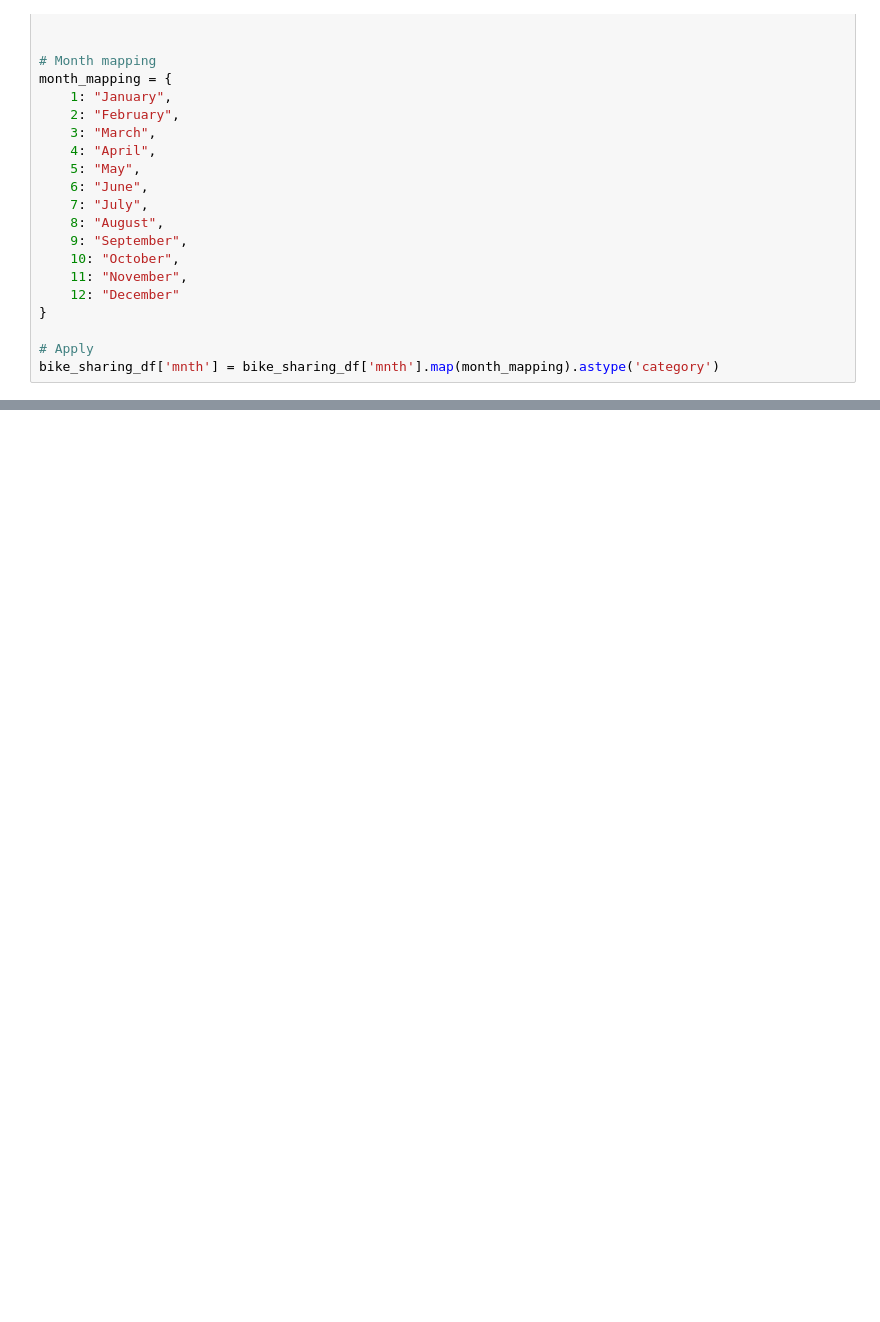
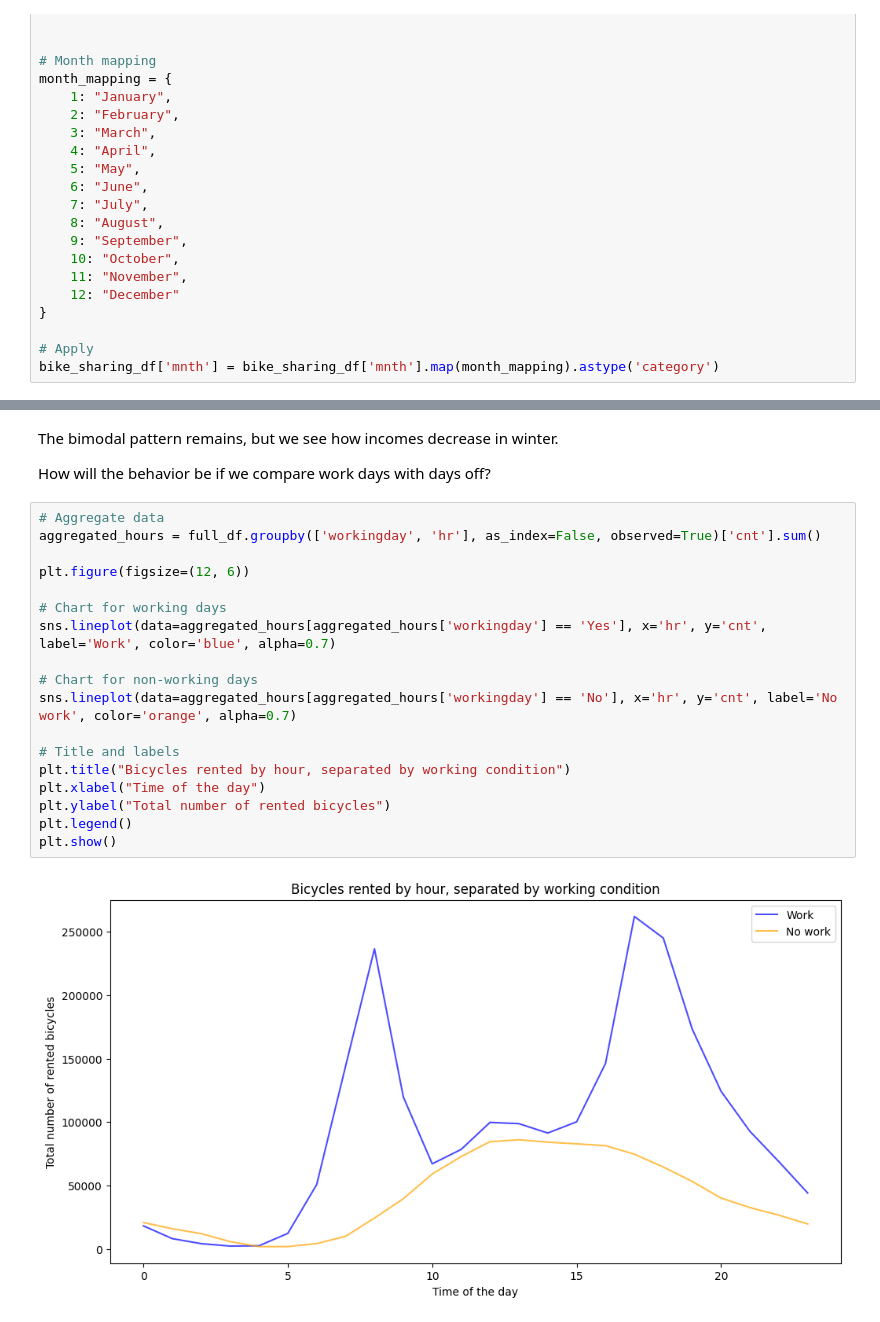
Before and after one commit to jospablo777/ml_model_api, a Jupyter notebook: notebooks/eda_and_toy_model.ipynb, the cells around one changed output, grey strips where cells are left out. Drawn from its saved outputs; the diff is of its cells as text; blank space fills up the shorter version.

```diff
--- a/notebooks/eda_and_toy_model.ipynb
+++ b/notebooks/eda_and_toy_model.ipynb
@@ -165,0 +257,24 @@ bike_sharing_df['mnth'] = bike_sharing_df['mnth'].map(month_mapping).astype('cat
+# %% [markdown]
+The bimodal pattern remains, but we see how incomes decrease in winter.
+
+How will the behavior be if we compare work days with days off?
+# %%
+# Aggregate data
+aggregated_hours = full_df.groupby(['workingday', 'hr'], as_index=False, observed=True)['cnt'].sum()
+
+plt.figure(figsize=(12, 6))
+
+# Chart for working days
+sns.lineplot(data=aggregated_hours[aggregated_hours['workingday'] == 'Yes'], x='hr', y='cnt', label='Work', color='blue', alpha=0.7)
+
+# Chart for non-working days
+sns.lineplot(data=aggregated_hours[aggregated_hours['workingday'] == 'No'], x='hr', y='cnt', label='No work', color='orange', alpha=0.7)
+
+# Title and labels
+plt.title("Bicycles rented by hour, separated by working condition")
+plt.xlabel("Time of the day")
+plt.ylabel("Total number of rented bicycles")
+plt.legend()
+plt.show()
+# %% [output]
+[figure, added]
```
Also changed, not shown: parts of 10 cells of this notebook.
